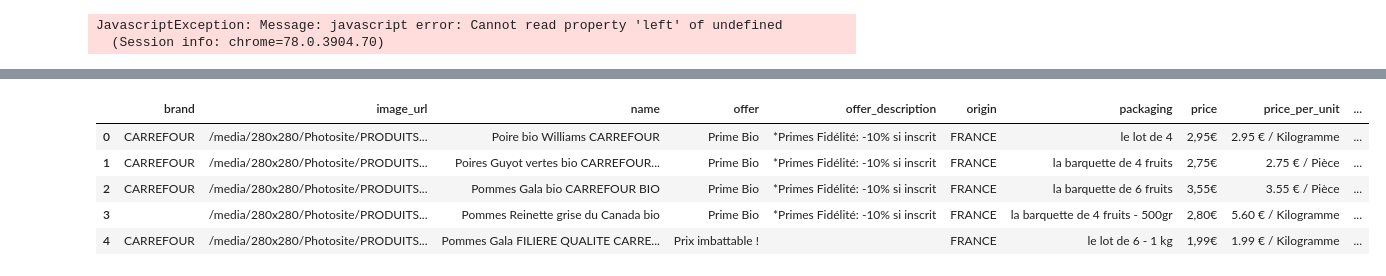
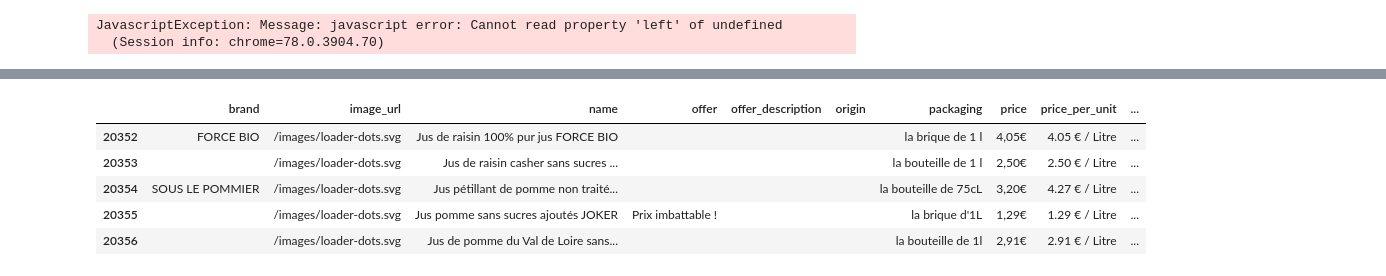
Before and after one commit to vsalamand/Notebooks, a Jupyter notebook: [carrefour] foodprice-app.ipynb, the cells around one changed output, grey strips where cells are left out. Cells and saved outputs as stored; diff of their text form; code cells hidden in the pictures.

```diff
--- a/[carrefour] foodprice-app.ipynb
+++ b/[carrefour] foodprice-app.ipynb
@@ -176,11 +156,11 @@ product_data = pd.DataFrame(products)
 
 export_csv = product_data.to_csv (r'/Users/vincentsalamand/Downloads/products_carrefour.csv', index = None, header=True)
 # %%
-product_data.head()
+product_data.tail()
 # %% [output]
 |  | brand | image_url | name | offer | offer_description | origin | packaging | price | price_per_unit | ... |
-| 0 | CARREFOUR | /media/280x280/Photosite/PRODUITS... | Poire bio Williams CARREFOUR | Prime Bio | *Primes Fidélité: -10% si inscrit | FRANCE | le lot de 4 | 2,95€ | 2.95 € / Kilogramme | ... |
-| 1 | CARREFOUR | /media/280x280/Photosite/PRODUITS... | Poires Guyot vertes bio CARREFOUR... | Prime Bio | *Primes Fidélité: -10% si inscrit | FRANCE | la barquette de 4 fruits | 2,75€ | 2.75 € / Pièce | ... |
-| 2 | CARREFOUR | /media/280x280/Photosite/PRODUITS... | Pommes Gala bio CARREFOUR BIO | Prime Bio | *Primes Fidélité: -10% si inscrit | FRANCE | la barquette de 6 fruits | 3,55€ | 3.55 € / Pièce | ... |
-| 3 |  | /media/280x280/Photosite/PRODUITS... | Pommes Reinette grise du Canada bio | Prime Bio | *Primes Fidélité: -10% si inscrit | FRANCE | la barquette de 4 fruits - 500gr | 2,80€ | 5.60 € / Kilogramme | ... |
-| 4 | CARREFOUR | /media/280x280/Photosite/PRODUITS... | Pommes Gala FILIERE QUALITE CARRE... | Prix imbattable ! |  | FRANCE | le lot de 6 - 1 kg | 1,99€ | 1.99 € / Kilogramme | ... |
+| 20352 | FORCE BIO | /images/loader-dots.svg | Jus de raisin 100% pur jus FORCE BIO |  |  |  | la brique de 1 l | 4,05€ | 4.05 € / Litre | ... |
+| 20353 |  | /images/loader-dots.svg | Jus de raisin casher sans sucres ... |  |  |  | la bouteille de 1 l | 2,50€ | 2.50 € / Litre | ... |
+| 20354 | SOUS LE POMMIER | /images/loader-dots.svg | Jus pétillant de pomme non traité... |  |  |  | la bouteille de 75cL | 3,20€ | 4.27 € / Litre | ... |
+| 20355 |  | /images/loader-dots.svg | Jus pomme sans sucres ajoutés JOKER | Prix imbattable ! |  |  | la brique d'1L | 1,29€ | 1.29 € / Litre | ... |
+| 20356 |  | /images/loader-dots.svg | Jus de pomme du Val de Loire sans... |  |  |  | la bouteille de 1l | 2,91€ | 2.91 € / Litre | ... |
```
Also changed, not shown: parts of 1 cell of this notebook, 1 other file.
